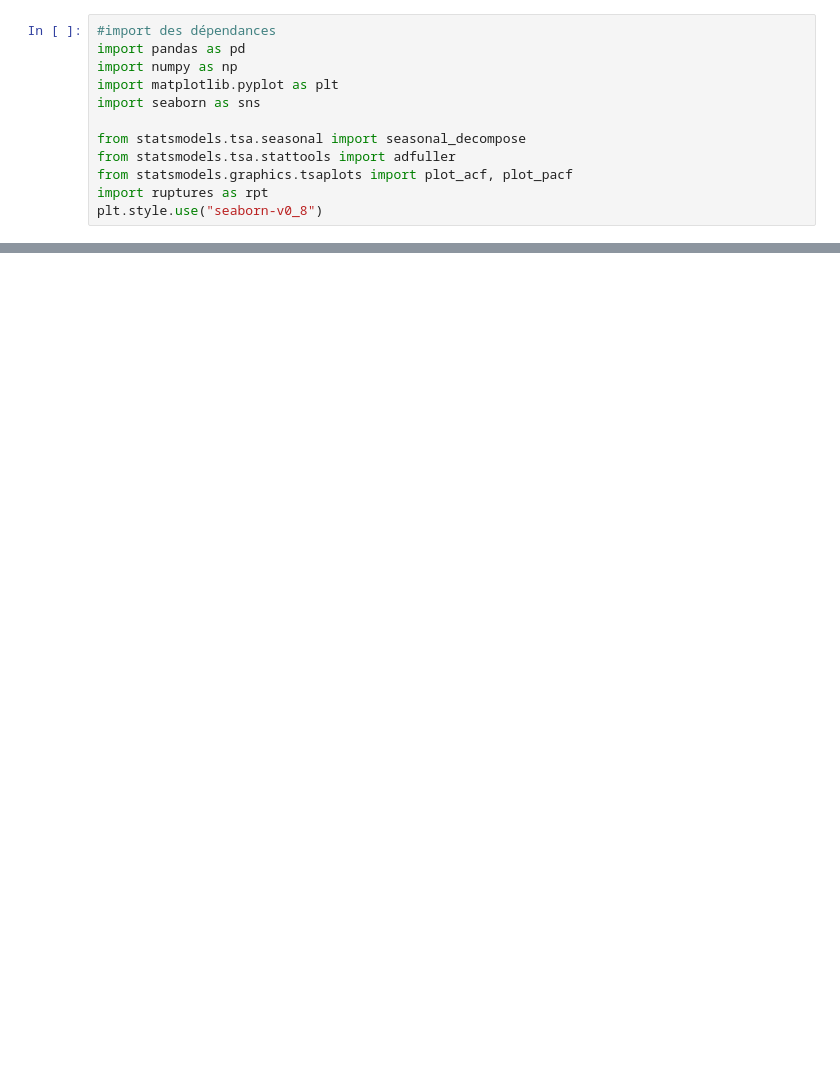
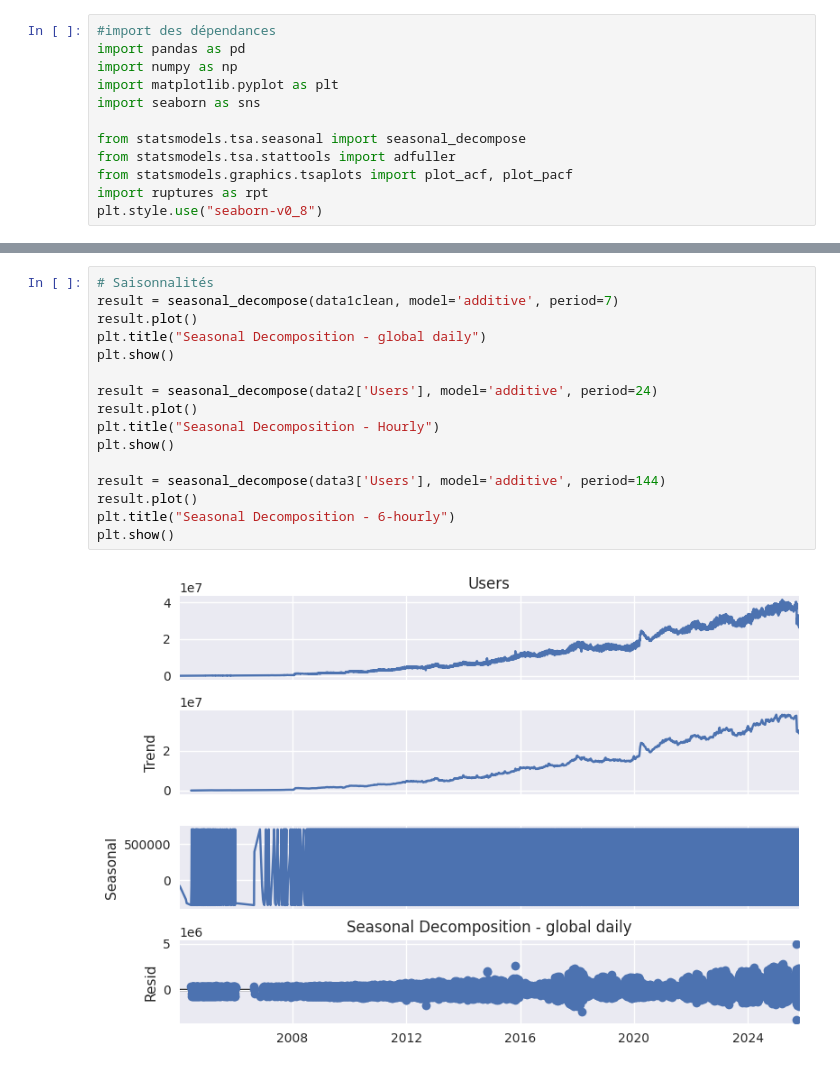
Before and after one commit to LeimKcaj/SteamUsers_Timeseries_Tracking, a Jupyter notebook: notebooks/EDA_projet_steam.ipynb, the cells around one changed output, grey strips where cells are left out. Drawn from its saved outputs; the diff is of its cells as text; blank space fills up the shorter version.

```diff
--- a/notebooks/EDA_projet_steam.ipynb
+++ b/notebooks/EDA_projet_steam.ipynb
@@ -555,0 +345,18 @@ hourly: (734, 3)
+# %%
+# Saisonnalités
+result = seasonal_decompose(data1clean, model='additive', period=7)
+result.plot()
+plt.title("Seasonal Decomposition - global daily")
+plt.show()
+
+result = seasonal_decompose(data2['Users'], model='additive', period=24)
+result.plot()
+plt.title("Seasonal Decomposition - Hourly")
+plt.show()
+
+result = seasonal_decompose(data3['Users'], model='additive', period=144)
+result.plot()
+plt.title("Seasonal Decomposition - 6-hourly")
+plt.show()
+# %% [output]
+[figure, added]
```
Also changed, not shown: parts of 46 cells of this notebook, 3 other files.
